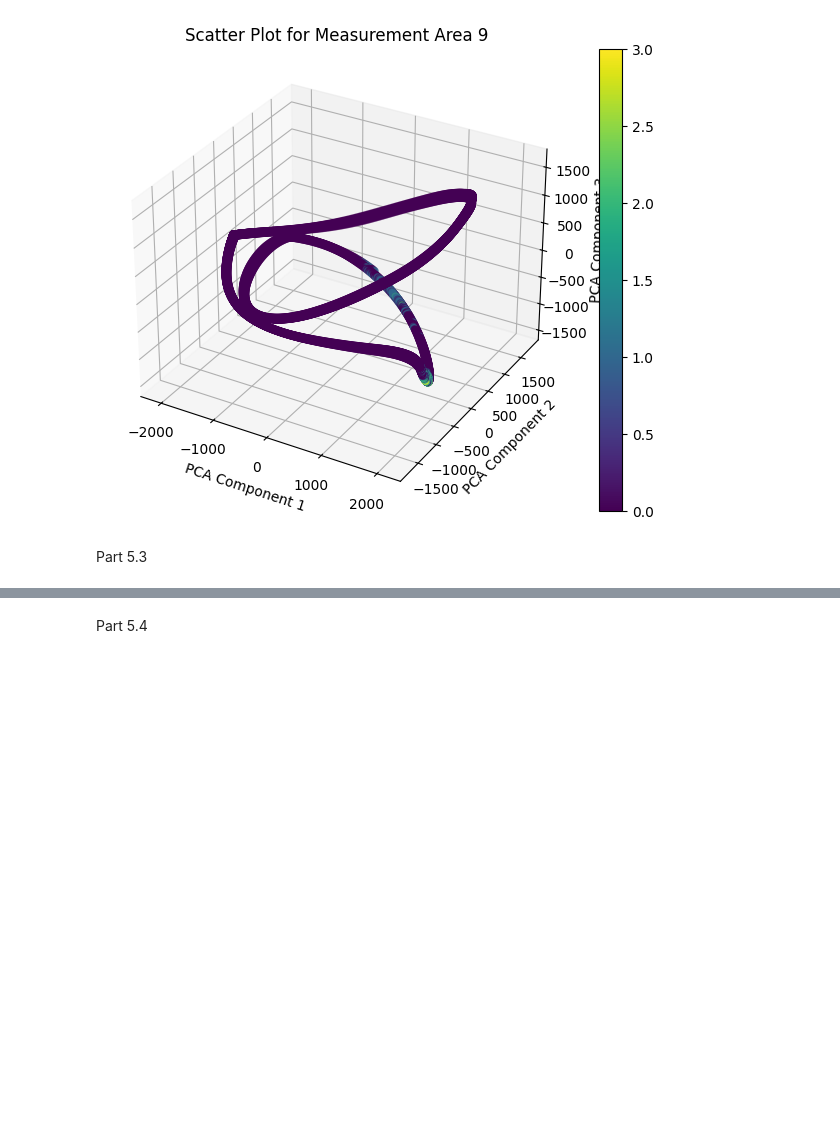
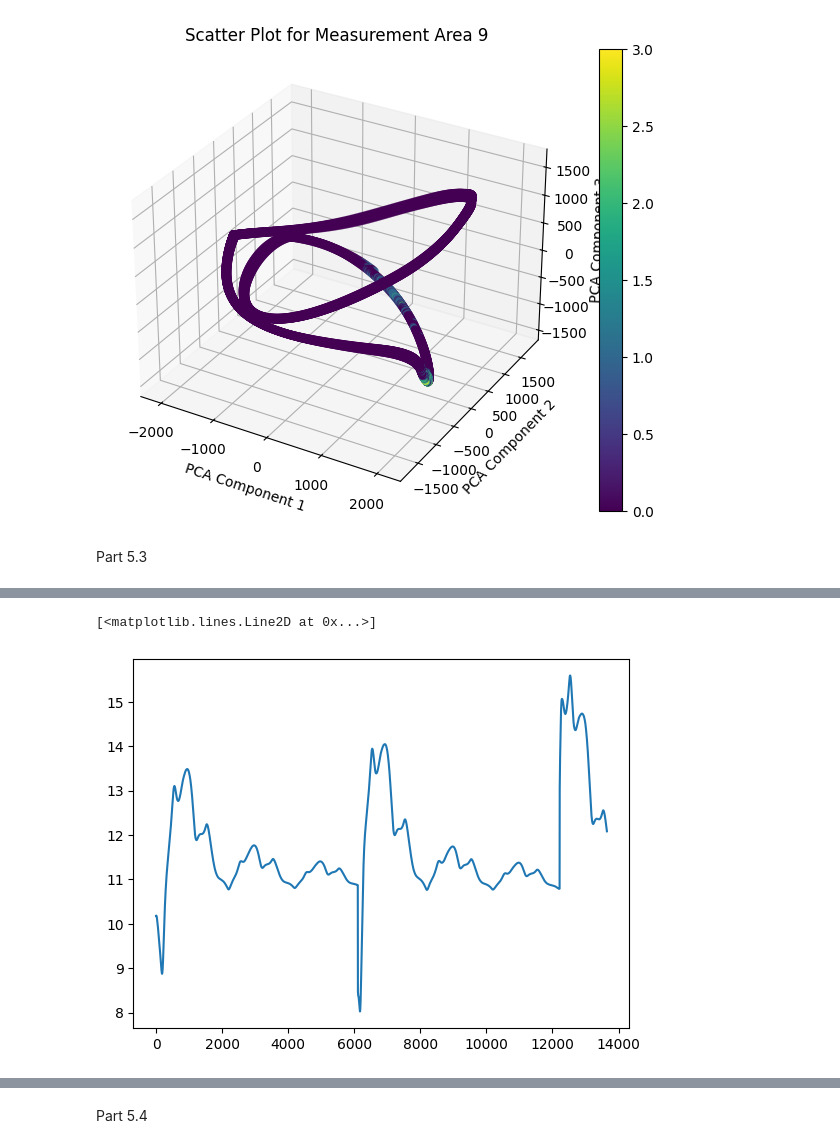
Before and after one commit to mymermer/MLCMS, a Jupyter notebook: Exercise05/task5.ipynb, the cells around one changed output, grey strips where cells are left out. Drawn from its saved outputs; the diff is of its cells as text; code cells hidden in the pictures; blank space fills up the shorter version.

```diff
--- a/Exercise05/task5.ipynb
+++ b/Exercise05/task5.ipynb
@@ -125,0 +175,5 @@ normalized_arclength = (arclength - arclength.min()) / (arclength.max() - arclen
+# %%
+plt.plot(speeds)
+# %% [output]
+[<matplotlib.lines.Line2D at 0x...>]
+[figure, added]
```
Also changed, not shown: parts of 24 cells of this notebook.
